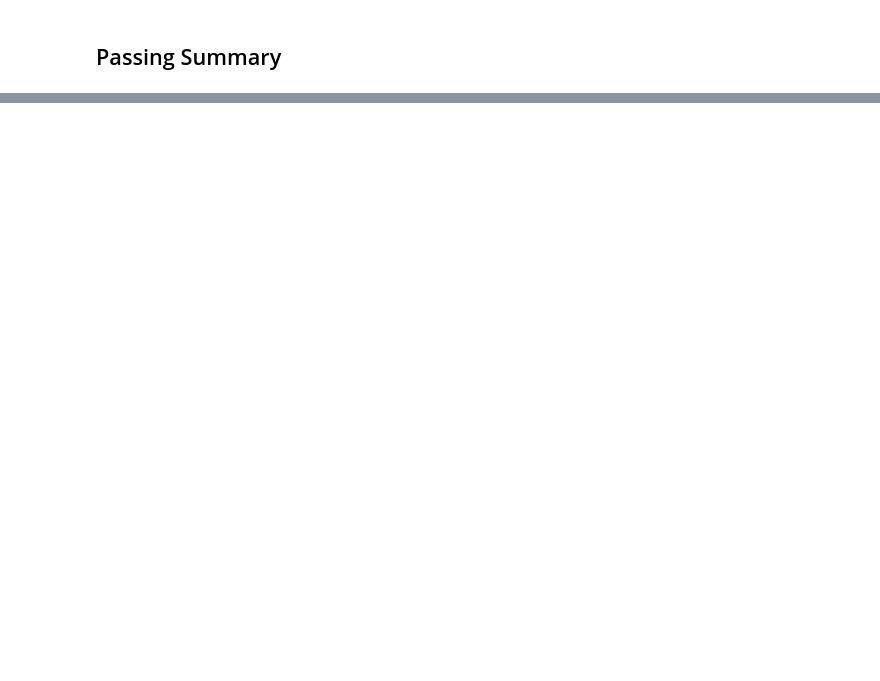
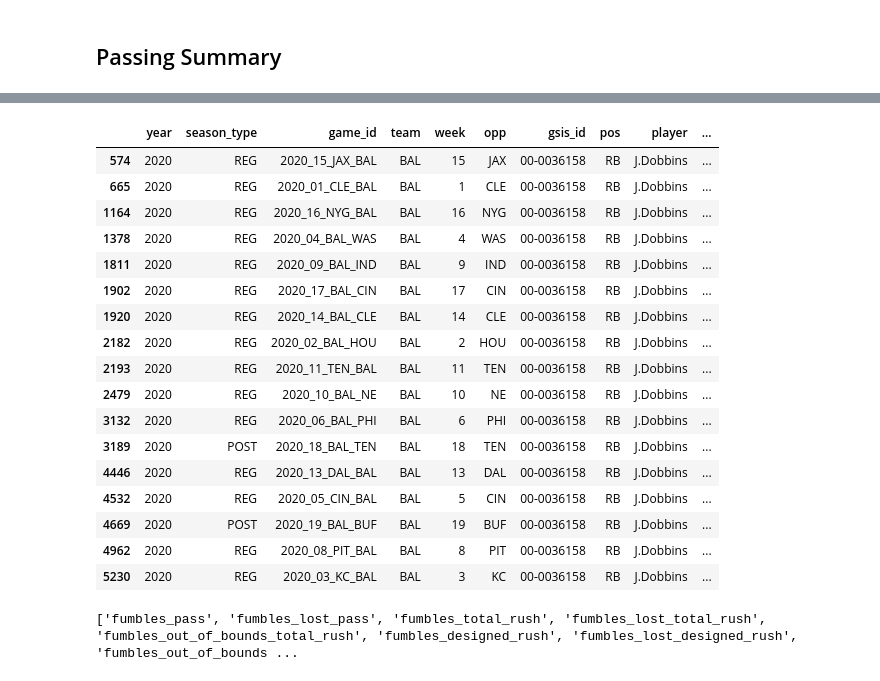
Before and after one commit to shind07/nfl-data, a Jupyter notebook: notebooks/summaries.ipynb, the cells around one changed output, grey strips where cells are left out. Drawn from its saved outputs; the diff is of its cells as text; code cells hidden in the pictures; blank space fills up the shorter version.

```diff
--- a/notebooks/summaries.ipynb
+++ b/notebooks/summaries.ipynb
@@ -260,0 +177,3 @@ df.sort_values('total_epa', ascending=False).head(20)
+# %%
+df = df.merge(df_two_pt, how='outer', on=join_cols)
+df.head()
@@ -260,0 +210,39 @@ df.sort_values('total_epa', ascending=False).head(20)
+# %%
+df['target_share'] = df['targets_rec'] / df['attempts_pass_team']
+df['air_yards_intended_share'] = df['air_yards_intended_rec'] / df['air_yards_intended_pass_team']
+df['rush_attempt_share'] = df['attempts_rush'] / df['attempts_rush_team']
+df['rush_yards_share'] = df['yards_rush'] / df['yards_rush_team']
+
+
+
+def get_positional_target_share(row):
+    pos = row['pos'].lower()
+    if pos not in ('rb', 'wr', 'te'):
+        return None
+
+    team_pos_targets = row[f"attempts_{pos}_pass_team"]
+    if team_pos_targets == 0:
+        return 0
+
+    return row['targets_rec'] / team_pos_targets
+
+
+def get_positional_air_yards_share(row):
+    pos = row['pos'].lower()
+    if pos not in ('rb', 'wr', 'te'):
+        return None
+
+    team_pos_air_yards = row[f"air_yards_intended_{pos}_pass_team"]
+    if team_pos_air_yards == 0:
+        return None
+
+    return row['air_yards_intended_rec'] / team_pos_air_yards
+
+
+def get_positional_rush_yards_share(row)
+
+df['target_share_pos'] = df.apply(get_positional_target_share, axis=1)
+df['air_yards_intended_share_pos'] = df.apply(get_positional_air_yards_share, axis=1)
+
+df[df['player'] == 'C.Davis'][join_cols + \
+        ['target_share', 'target_share_pos', 'air_yards_intended_share', 'air_yards_intended_share_pos']]
@@ -260,0 +251,25 @@ df.sort_values('total_epa', ascending=False).head(20)
+# %%
+df[df['player'] == 'J.Dobbins'][join_cols + ['rush_attempt_share', 'rush_yards_share']]
+# %% [output]
+|  | year | season_type | game_id | team | week | opp | gsis_id | pos | player | ... |
+| 574 | 2020 | REG | 2020_15_JAX_BAL | BAL | 15 | JAX | 00-0036158 | RB | J.Dobbins | ... |
+| 665 | 2020 | REG | 2020_01_CLE_BAL | BAL | 1 | CLE | 00-0036158 | RB | J.Dobbins | ... |
+| 1164 | 2020 | REG | 2020_16_NYG_BAL | BAL | 16 | NYG | 00-0036158 | RB | J.Dobbins | ... |
+| 1378 | 2020 | REG | 2020_04_BAL_WAS | BAL | 4 | WAS | 00-0036158 | RB | J.Dobbins | ... |
+| 1811 | 2020 | REG | 2020_09_BAL_IND | BAL | 9 | IND | 00-0036158 | RB | J.Dobbins | ... |
+| 1902 | 2020 | REG | 2020_17_BAL_CIN | BAL | 17 | CIN | 00-0036158 | RB | J.Dobbins | ... |
+| 1920 | 2020 | REG | 2020_14_BAL_CLE | BAL | 14 | CLE | 00-0036158 | RB | J.Dobbins | ... |
+| 2182 | 2020 | REG | 2020_02_BAL_HOU | BAL | 2 | HOU | 00-0036158 | RB | J.Dobbins | ... |
+| 2193 | 2020 | REG | 2020_11_TEN_BAL | BAL | 11 | TEN | 00-0036158 | RB | J.Dobbins | ... |
+| 2479 | 2020 | REG | 2020_10_BAL_NE | BAL | 10 | NE | 00-0036158 | RB | J.Dobbins | ... |
+| 3132 | 2020 | REG | 2020_06_BAL_PHI | BAL | 6 | PHI | 00-0036158 | RB | J.Dobbins | ... |
+| 3189 | 2020 | POST | 2020_18_BAL_TEN | BAL | 18 | TEN | 00-0036158 | RB | J.Dobbins | ... |
+| 4446 | 2020 | REG | 2020_13_DAL_BAL | BAL | 13 | DAL | 00-0036158 | RB | J.Dobbins | ... |
+| 4532 | 2020 | REG | 2020_05_CIN_BAL | BAL | 5 | CIN | 00-0036158 | RB | J.Dobbins | ... |
+| 4669 | 2020 | POST | 2020_19_BAL_BUF | BAL | 19 | BUF | 00-0036158 | RB | J.Dobbins | ... |
+| 4962 | 2020 | REG | 2020_08_PIT_BAL | BAL | 8 | PIT | 00-0036158 | RB | J.Dobbins | ... |
+| 5230 | 2020 | REG | 2020_03_KC_BAL | BAL | 3 | KC | 00-0036158 | RB | J.Dobbins | ... |
+# %%
+print([col for col in df.columns if "fumble" in col and 'team' not in col])
+# %% [output]
+['fumbles_pass', 'fumbles_lost_pass', 'fumbles_total_rush', 'fumbles_lost_total_rush', 'fumbles_out_of_bounds_total_rush', 'fumbles_designed_rush', 'fumbles_lost_designed_rush', 'fumbles_out_of_bounds ...
```
Also changed, not shown: parts of 37 cells of this notebook.
